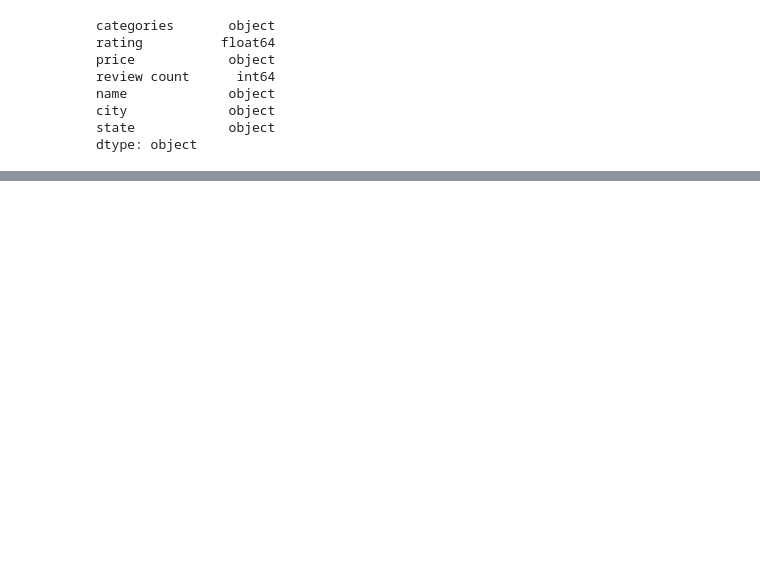
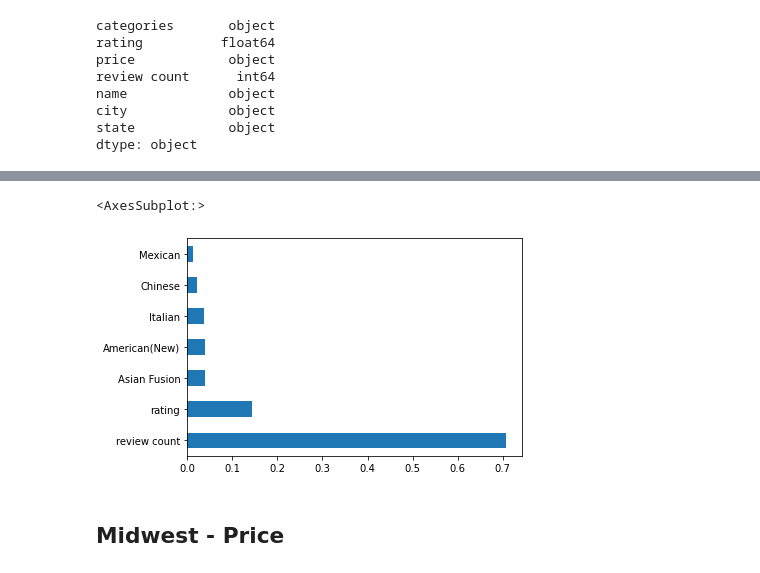
Before and after one commit to erikajwolf/Yelp_Metro_US_Analysis, a Jupyter notebook: Yelp_API.ipynb, the cells around one changed output, grey strips where cells are left out. Saved outputs shown, nothing was run; the diff lists cells and outputs as text; code cells hidden in the pictures; blank space fills up the shorter version.

```diff
--- a/Yelp_API.ipynb
+++ b/Yelp_API.ipynb
@@ -623,0 +1115,8 @@ yelp_eval_data.to_csv("Resources/yelp_eval_data.csv", index=False)
+# %%
+# Filter dataset to west coast
+east_coast = yelp_df[(yelp_df.EC == 1) &
+                    (yelp_df.MW == 0)]
+
+east_coast = east_coast.loc[:,["rating", "price", "review count", "Asian Fusion",
+                               "Mexican", "Chinese", "American(New)", "Italian"]]
+east_coast.head(10)
@@ -623,0 +1136,8 @@ yelp_eval_data.to_csv("Resources/yelp_eval_data.csv", index=False)
+# %%
+# Create our features
+X = east_coast.drop("price", axis=1)
+
+X = pd.get_dummies(X)
+
+# Create our target
+y = east_coast["price"]
@@ -623,0 +1177,6 @@ yelp_eval_data.to_csv("Resources/yelp_eval_data.csv", index=False)
+# %%
+X_train, X_test, y_train, y_test = train_test_split(X, y, random_state = 1)
+# %%
+# Resample the training data with the BalancedRandomForestClassifier
+rf_model = BalancedRandomForestClassifier(n_estimators=100, random_state=1)
+model = rf_model.fit(X_train, y_train)
@@ -623,0 +1227,8 @@ yelp_eval_data.to_csv("Resources/yelp_eval_data.csv", index=False)
+# %%
+feat_importances = pd.Series(rf_model.feature_importances_, index=X.columns)
+feat_importances.nlargest(9).plot(kind='barh')
+# %% [output]
+<AxesSubplot:>
+[figure, added]
+# %% [markdown]
+## Midwest - Price
```
Also changed, not shown: parts of 95 cells of this notebook, 7 other files.
